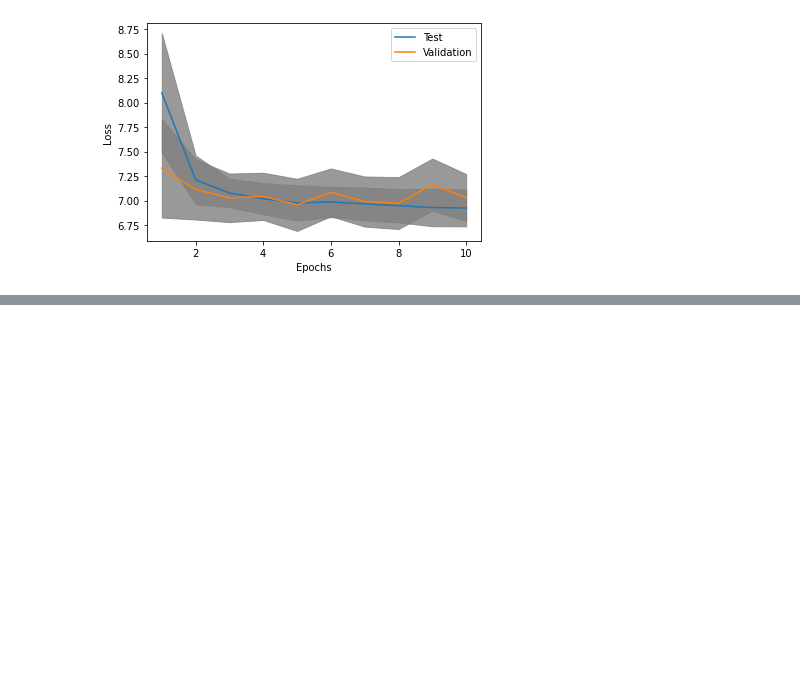
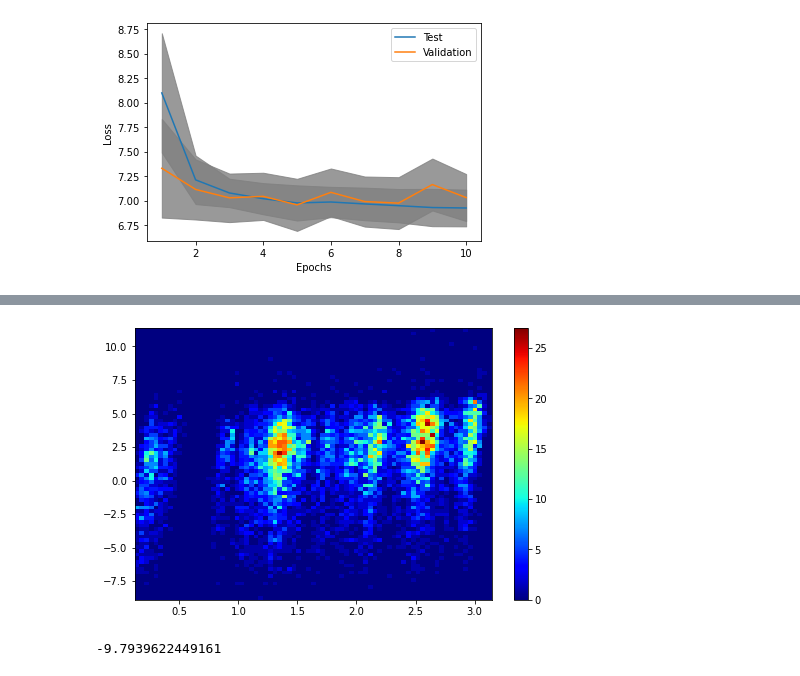
Before and after one commit to Nik-BB/Codebase, a Jupyter notebook: Test_functions.ipynb, the cells around one changed output, grey strips where cells are left out. Cells and saved outputs as stored; diff of their text form; code cells hidden in the pictures; blank space fills up the shorter version.

```diff
--- a/Test_functions.ipynb
+++ b/Test_functions.ipynb
@@ -154,0 +187,9 @@ ms_nb.plot_cv(loss, val_loss, epochs=10)
+# %%
+fig, ax = plt.subplots(figsize=(8, 5))
+pcm = ax.hist2d(dnn_pre.reshape(len(dnn_pre)), y_test, bins=75, cmap=plt.cm.jet)
+fig.colorbar(pcm[3])
+plt.show()
+r2_score(dnn_pre, y_test)
+# %% [output]
+[figure, added]
+-9.7939622449161
```
Also changed, not shown: parts of 13 cells of this notebook, 2 other files.
